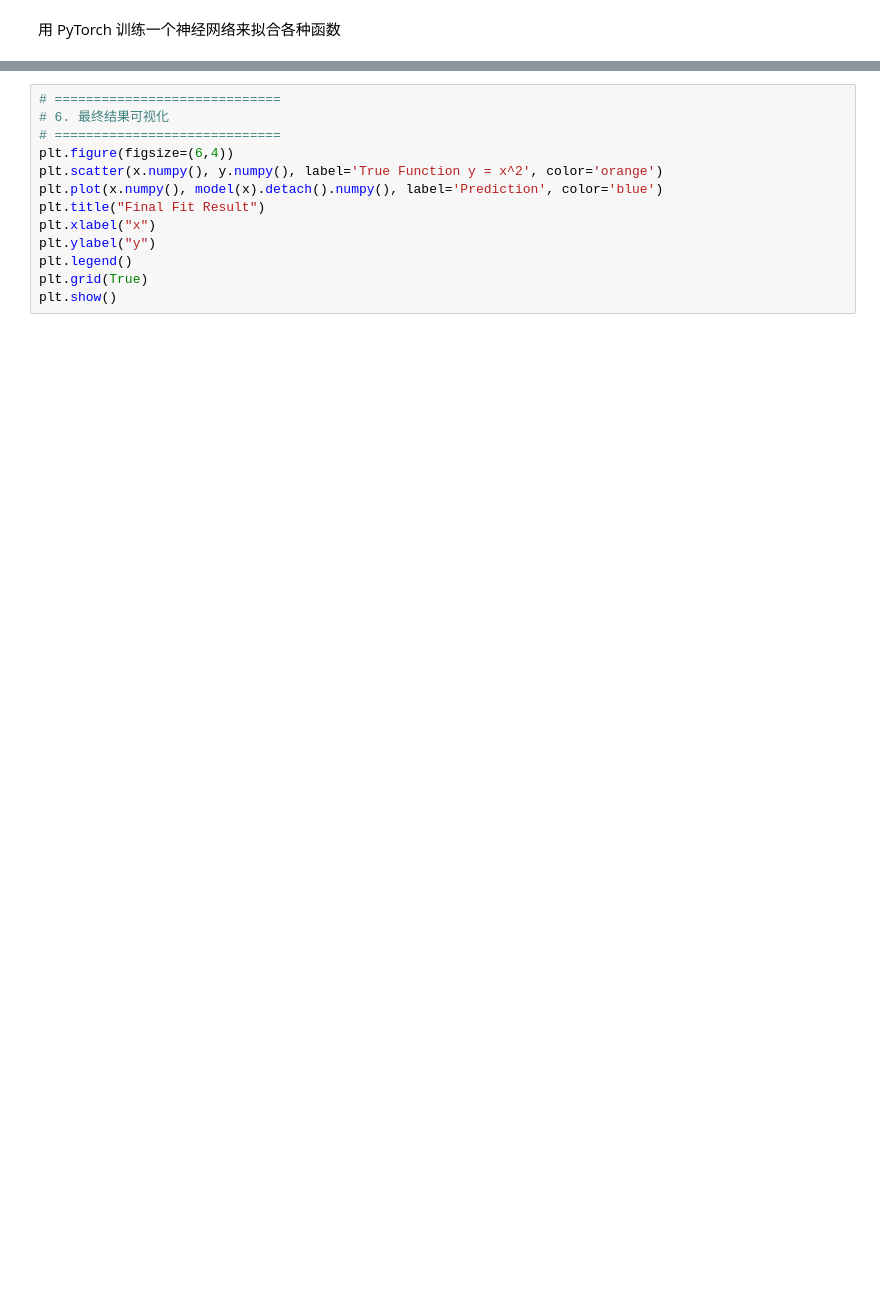
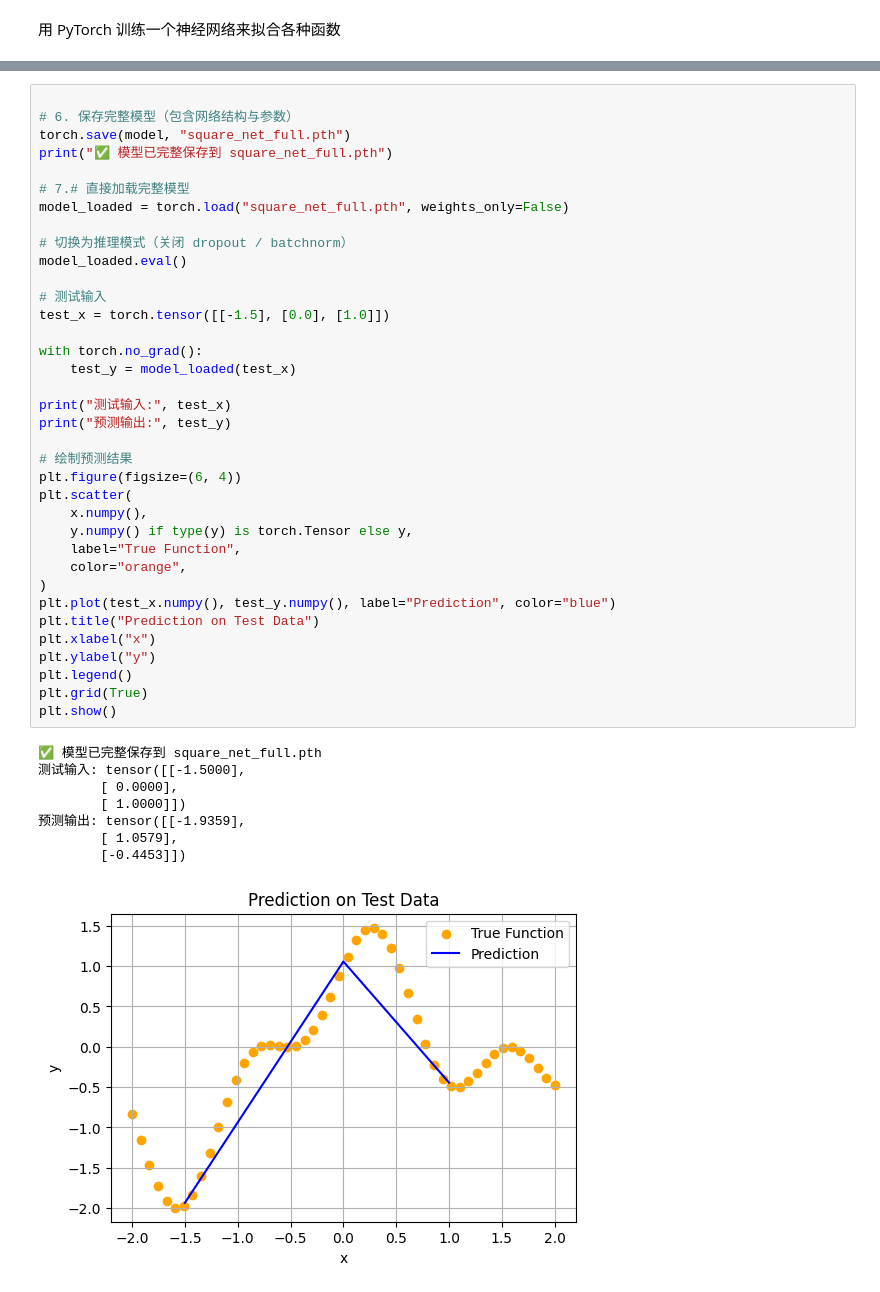
Before and after one commit to DBinK/f2t-lab, a Jupyter notebook: notebooks/01_from_functions_to_neural_networks/function_fitting_lab.ipynb, the cells around one changed output, grey strips where cells are left out. Saved outputs shown, nothing was run; the diff lists cells and outputs as text; blank space fills up the shorter version.

```diff
--- a/notebooks/01_from_functions_to_neural_networks/function_fitting_lab.ipynb
+++ b/notebooks/01_from_functions_to_neural_networks/function_fitting_lab.ipynb
@@ -114,13 +140,45 @@ for epoch in range(1, epochs+1):
-# %%
-# =============================
-# 6. 最终结果可视化
-# =============================
-plt.figure(figsize=(6,4))
-plt.scatter(x.numpy(), y.numpy(), label='True Function y = x^2', color='orange')
-plt.plot(x.numpy(), model(x).detach().numpy(), label='Prediction', color='blue')
-plt.title("Final Fit Result")
-plt.xlabel("x")
-plt.ylabel("y")
-plt.legend()
-plt.grid(True)
-plt.show()
+# %%
+
+# 6. 保存完整模型（包含网络结构与参数）
+torch.save(model, "square_net_full.pth")
+print("✅ 模型已完整保存到 square_net_full.pth")
+
+# 7.# 直接加载完整模型
+model_loaded = torch.load("square_net_full.pth", weights_only=False)
+
+# 切换为推理模式（关闭 dropout / batchnorm）
+model_loaded.eval()
+
+# 测试输入
+test_x = torch.tensor([[-1.5], [0.0], [1.0]])
+
+with torch.no_grad():
+    test_y = model_loaded(test_x)
+
+print("测试输入:", test_x)
+print("预测输出:", test_y)
+
+# 绘制预测结果
+plt.figure(figsize=(6, 4))
+plt.scatter(
+    x.numpy(),
+    y.numpy() if type(y) is torch.Tensor else y,
+    label="True Function",
+    color="orange",
+)
+plt.plot(test_x.numpy(), test_y.numpy(), label="Prediction", color="blue")
+plt.title("Prediction on Test Data")
+plt.xlabel("x")
+plt.ylabel("y")
+plt.legend()
+plt.grid(True)
+plt.show()
+# %% [output]
+✅ 模型已完整保存到 square_net_full.pth
+测试输入: tensor([[-1.5000],
+        [ 0.0000],
+        [ 1.0000]])
+预测输出: tensor([[-1.9359],
+        [ 1.0579],
+        [-0.4453]])
+[figure, added]
```
Also changed, not shown: parts of 2 cells of this notebook, 1 other file.
